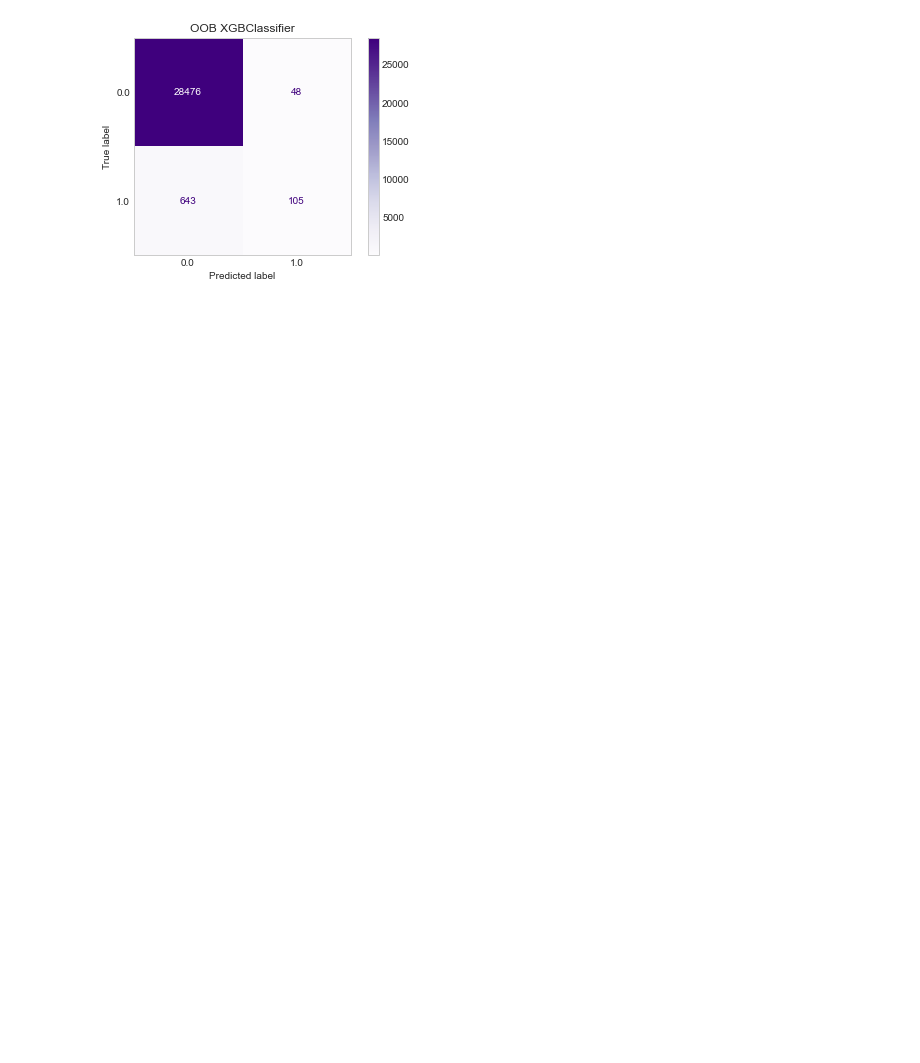
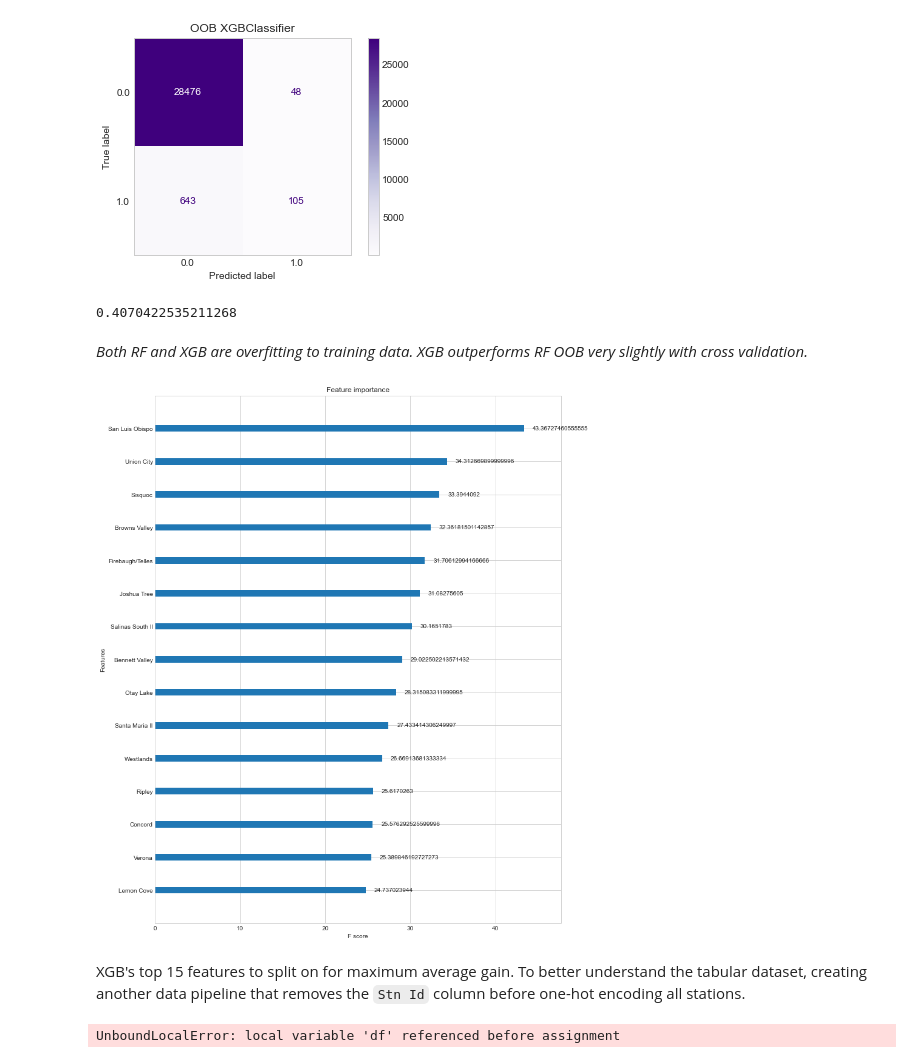
Before and after one commit to czaloumi/fire-risk-analysis, a Jupyter notebook: src/model-comparison.ipynb, the cells around one changed output. Saved outputs shown, nothing was run; the diff lists cells and outputs as text; code cells hidden in the pictures; blank space fills up the shorter version.

Commit message:
updating xgb pipeline

```diff
--- a/src/model-comparison.ipynb
+++ b/src/model-comparison.ipynb
@@ -15,5 +16,5 @@ from helper_functions import *
 # %%
-X = pd.read_csv('../data/final.csv')
+X = pipeline('../data/stratified_train.csv', drop_cat=False)
 y = X.pop('Target')
 X_train, X_test, y_train, y_test = train_test_split(X, y, stratify=y, test_size=0.2, random_state=42)
 # %%
@@ -63,7 +74,11 @@ plt.grid(False);
 # %%
-xgb = XGBClassifier(class_weight='balanced')
+xgb = XGBClassifier()
+xgb_recall_scores = cross_val_score(xgb, X_train, y_train,
+                           scoring='recall', cv=5, n_jobs=-1)
+print('XGB OOB Recall', np.mean(xgb_recall_scores))
+
 xgb.fit(X_train, y_train)
-y_pred = xgb.predict(X_test)
-print('Out of box RF:')
-print(classification_report(y_test, y_pred))
+xgb_y_pred = xgb.predict(X_test)
+print('Out of box XGB:')
+print(classification_report(y_test, xgb_y_pred))
 # %% [output]
@@ -90,3 +98,22 @@ plt.title('OOB XGBClassifier')
 plt.grid(False);
 # %% [output]
 [figure]
+# %%
+recall_score(y_test, xgb_y_pred)
+# %% [output]
+0.4070422535211268
+# %% [markdown]
+*Both RF and XGB are overfitting to training data. XGB outperforms RF OOB very slightly with cross validation.*
+# %%
+fig, ax = plt.subplots(figsize=(12,16))
+plot_importance(xgb, ax=ax, max_num_features=15, importance_type='gain');
+# %% [output]
+[figure, added]
+# %% [markdown]
+XGB's top 15 features to split on for maximum average gain. To better understand the tabular dataset, creating another data pipeline that removes the `Stn Id` column before one-hot encoding all stations.
+# %%
+X = pipeline('../data/stratified_train.csv')
+y = X.pop('Target')
+X_train, X_test, y_train, y_test = train_test_split(X, y, stratify=y, test_size=0.2, random_state=42)
+# %% [output]
+UnboundLocalError: local variable 'df' referenced before assignment
```
Also changed, not shown: parts of 9 cells of this notebook, 1 other file.
